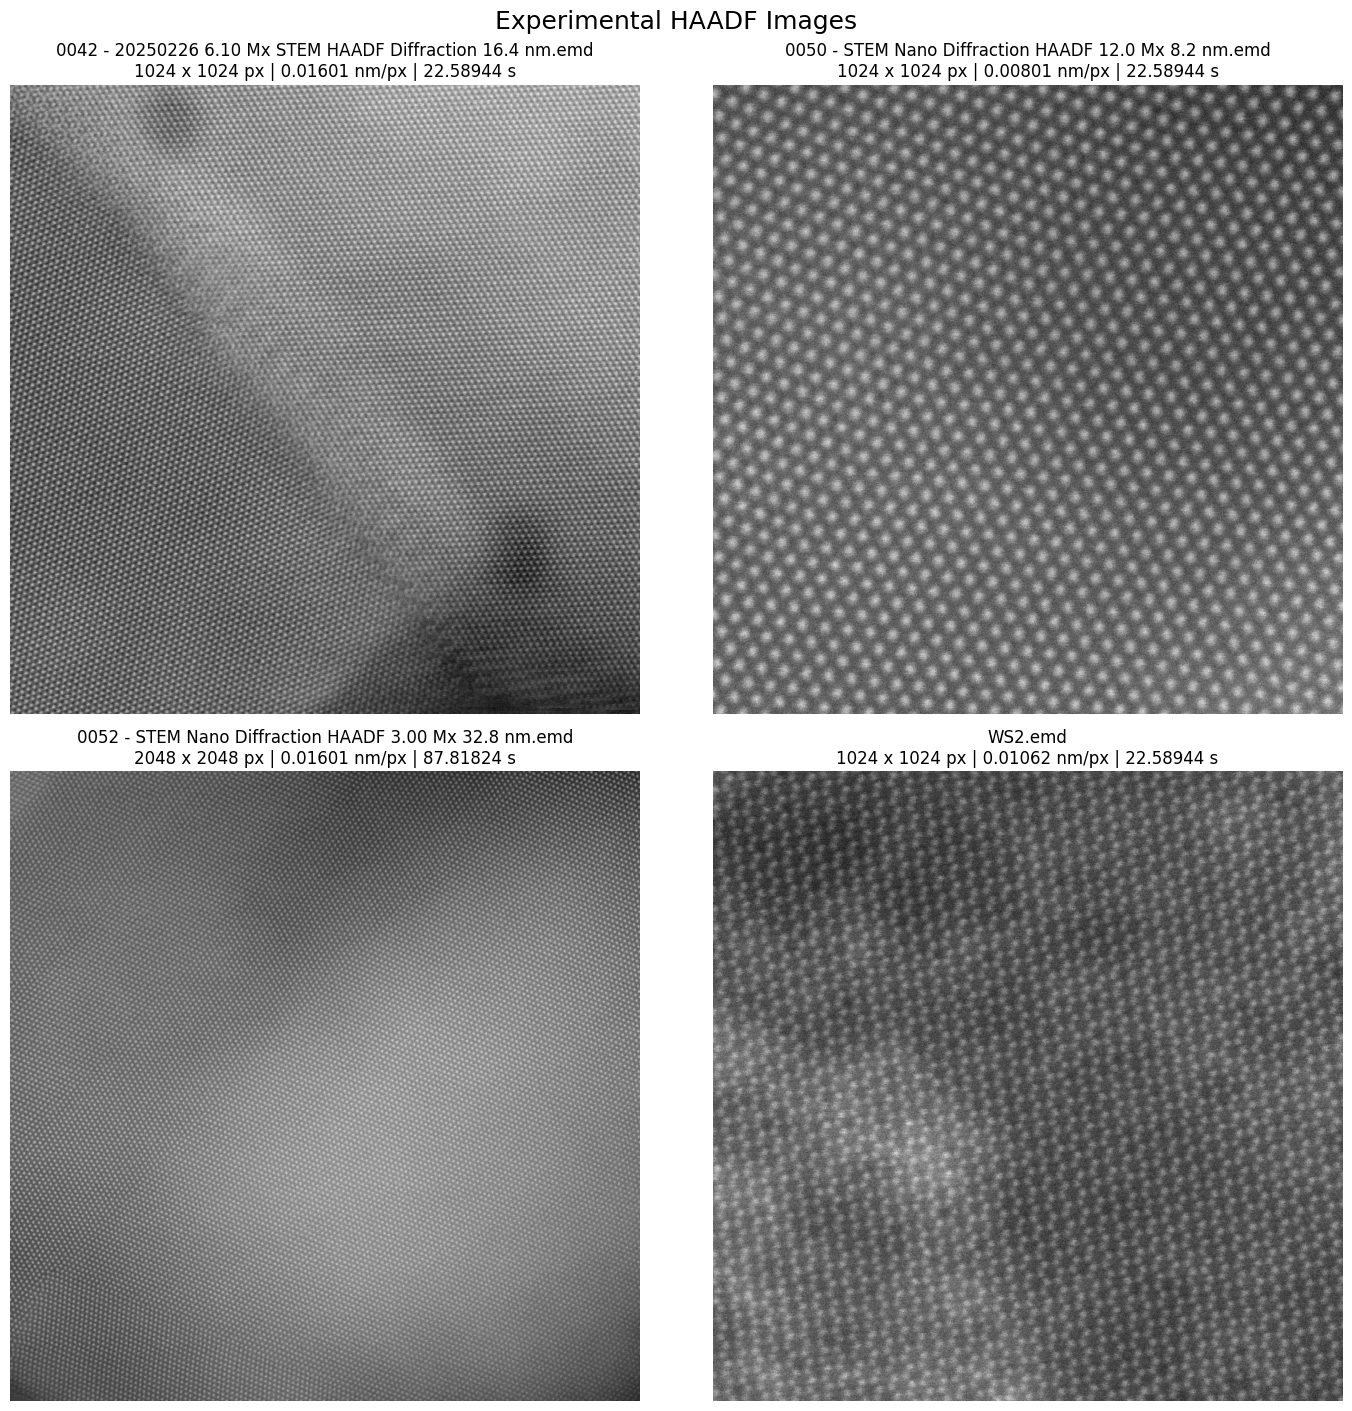
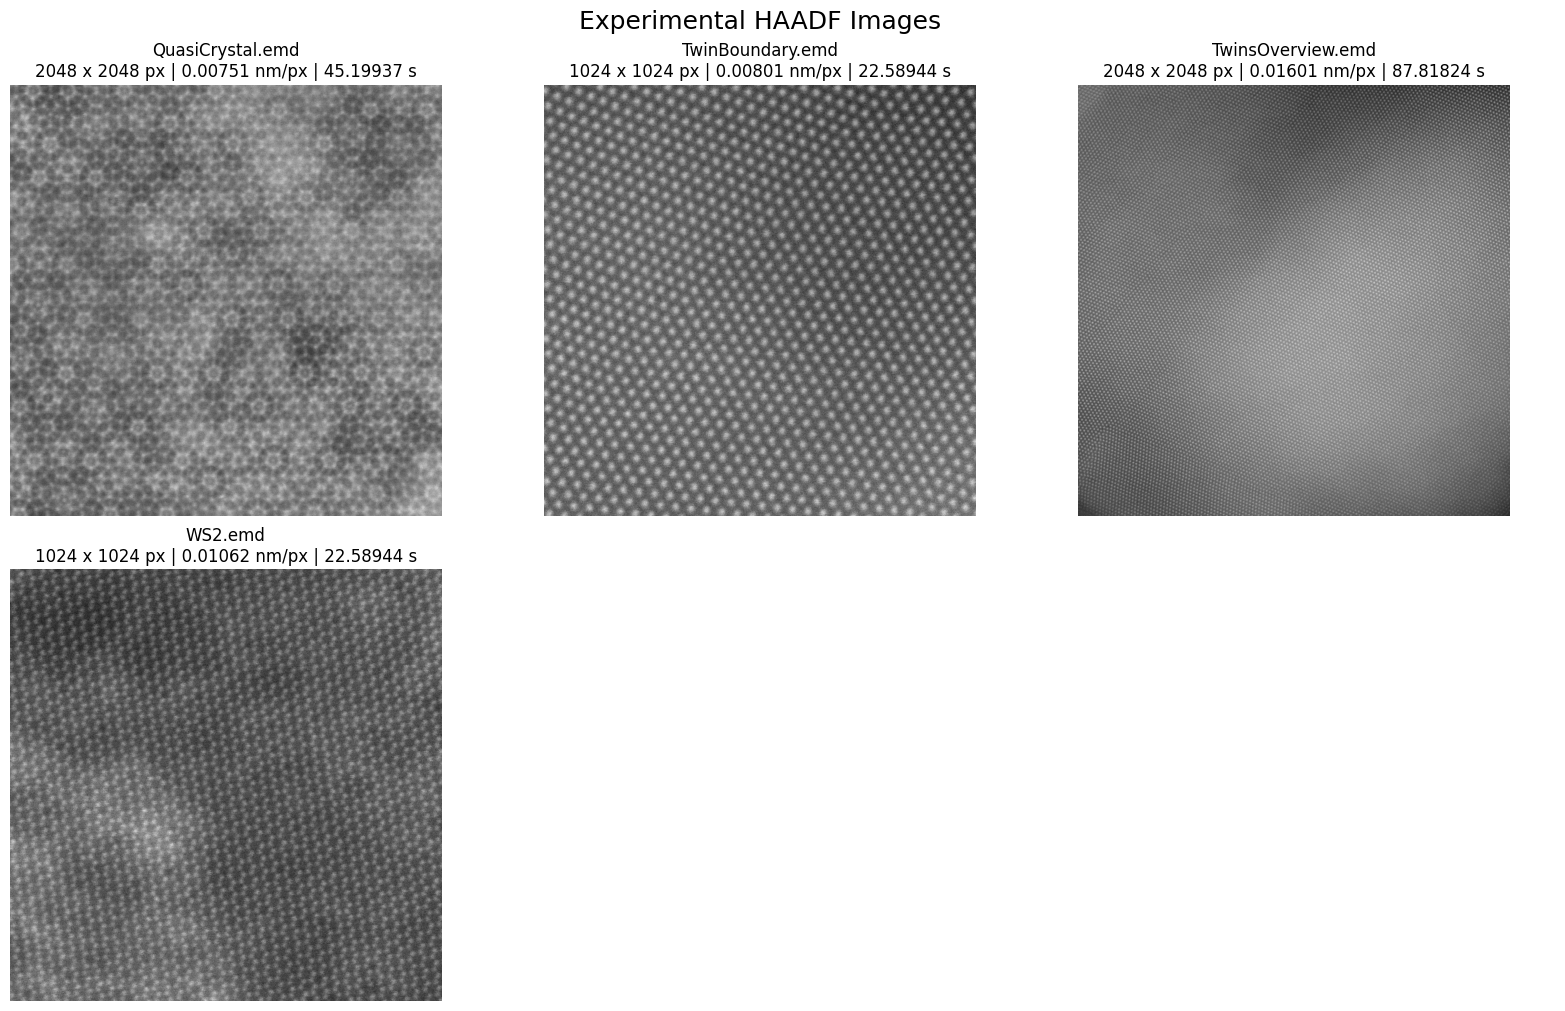
The notebook cell's code change between the first figure and the second:
--- before
+++ after
@@ -1,8 +1,5 @@
-fig, axes = plt.subplots(
-    2,
-    2,
-    figsize=(14, 14),
-    constrained_layout=True,
-)
+columns = 3
+rows = int(np.ceil(len(images) / columns))
+fig, axes = plt.subplots(rows, columns, figsize=(16, 5 * rows), squeeze=False, constrained_layout=True)
 
 for axis, (path, haadf, pixel_size_nm, frame_time) in zip(axes.flat, images):

Commit: quasi crystal plotting